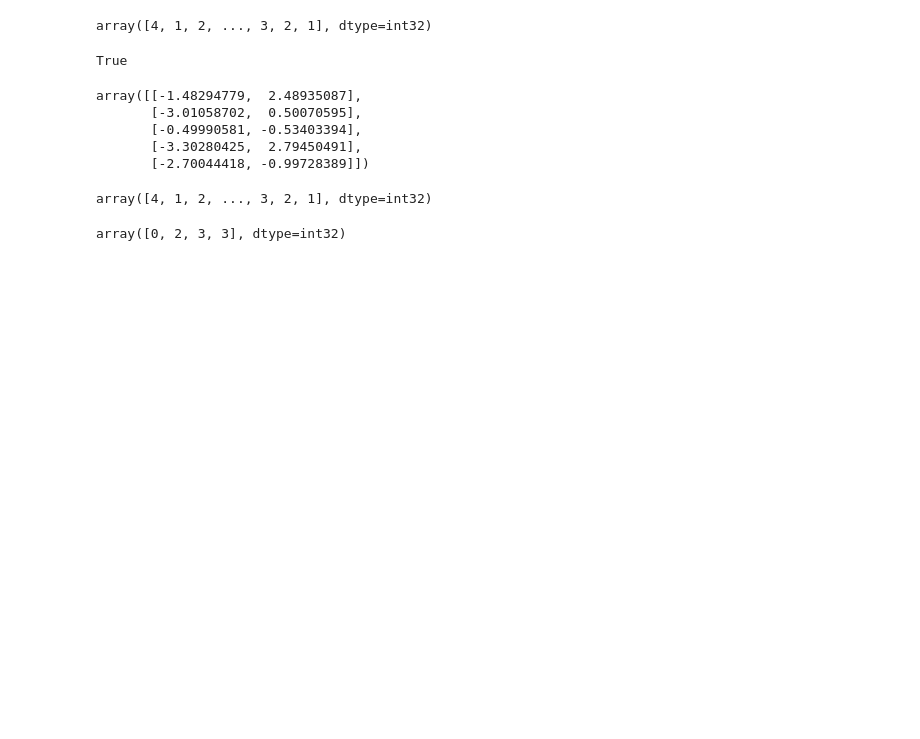
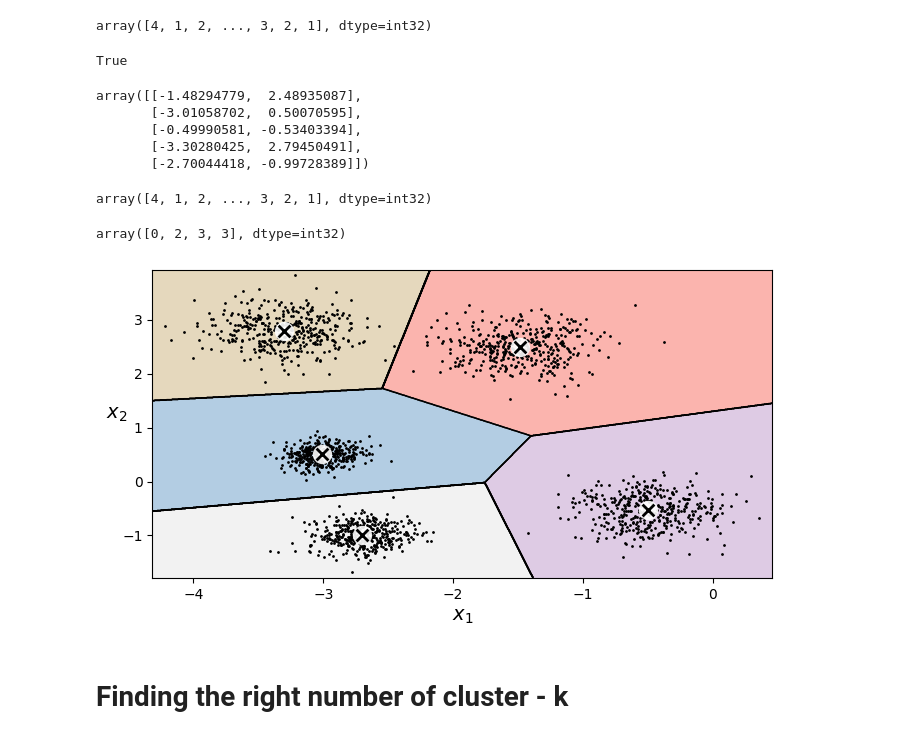
Before and after one commit to damajojung/project-neurocloud, a Jupyter notebook: code/9_k_means_cluster/k_means_cluster.ipynb, the cells around one changed output. Cells and saved outputs as stored; diff of their text form; code cells hidden in the pictures; blank space fills up the shorter version.

```diff
--- a/code/9_k_means_cluster/k_means_cluster.ipynb
+++ b/code/9_k_means_cluster/k_means_cluster.ipynb
@@ -63,3 +63,50 @@ X_new = np.array([[0, 2], [3, 2], [-3, 3], [-3, 2.5]])
 kmeans.predict(X_new)
 # %% [output]
 array([0, 2, 3, 3], dtype=int32)
+# %%
+def plot_data(X):
+    plt.plot(X[:, 0], X[:, 1], 'k.', markersize=2)
+
+def plot_centroids(centroids, weights=None, circle_color='w', cross_color='k'):
+    if weights is not None:
+        centroids = centroids[weights > weights.max() / 10]
+    plt.scatter(centroids[:, 0], centroids[:, 1],
+                marker='o', s=35, linewidths=8,
+                color=circle_color, zorder=10, alpha=0.9)
+    plt.scatter(centroids[:, 0], centroids[:, 1],
+                marker='x', s=2, linewidths=12,
+                color=cross_color, zorder=11, alpha=1)
+
+def plot_decision_boundaries(clusterer, X, resolution=1000, show_centroids=True,
+                             show_xlabels=True, show_ylabels=True):
+    mins = X.min(axis=0) - 0.1
+    maxs = X.max(axis=0) + 0.1
+    xx, yy = np.meshgrid(np.linspace(mins[0], maxs[0], resolution),
+                         np.linspace(mins[1], maxs[1], resolution))
+    Z = clusterer.predict(np.c_[xx.ravel(), yy.ravel()])
+    Z = Z.reshape(xx.shape)
+
+    plt.contourf(Z, extent=(mins[0], maxs[0], mins[1], maxs[1]),
+                cmap="Pastel1")
+    plt.contour(Z, extent=(mins[0], maxs[0], mins[1], maxs[1]),
+                linewidths=1, colors='k')
+    plot_data(X)
+    if show_centroids:
+        plot_centroids(clusterer.cluster_centers_)
+
+    if show_xlabels:
+        plt.xlabel("$x_1$", fontsize=14)
+    else:
+        plt.tick_params(labelbottom=False)
+    if show_ylabels:
+        plt.ylabel("$x_2$", fontsize=14, rotation=0)
+    else:
+        plt.tick_params(labelleft=False)
+# %%
+plt.figure(figsize=(8, 4))
+plot_decision_boundaries(kmeans, X)
+plt.show()
+# %% [output]
+[figure, added]
+# %% [markdown]
+# Finding the right number of cluster - k
```
Also changed, not shown: parts of 2 cells of this notebook, 1 other file.
